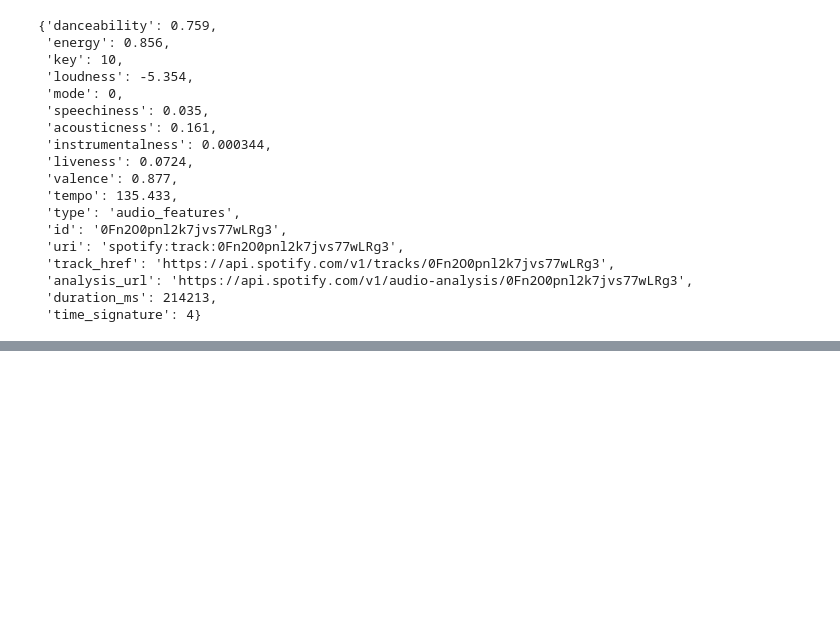
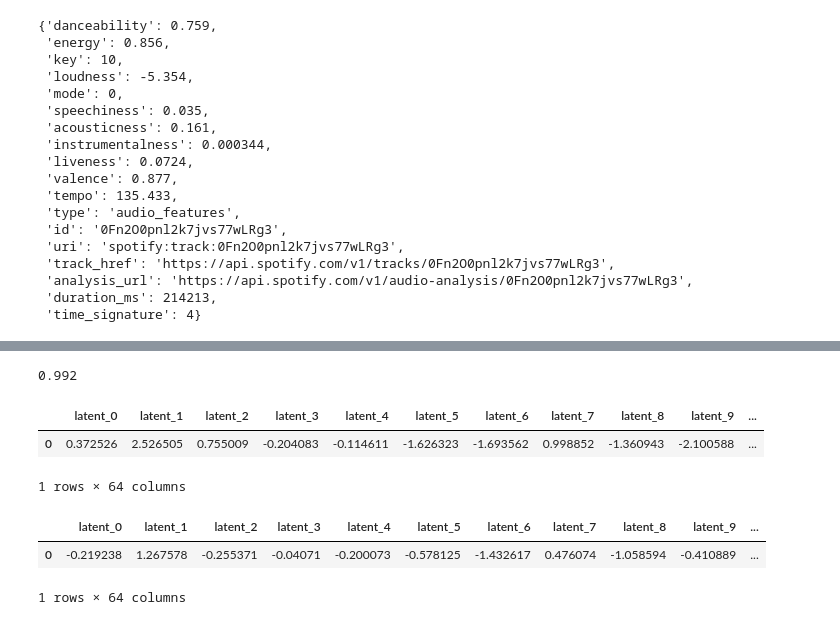
Before and after one commit to rollingstorms/sonufy-dash-app, a Jupyter notebook: code testing.ipynb, the cells around one changed output, grey strips where cells are left out. Cells and saved outputs as stored; diff of their text form; code cells hidden in the pictures; blank space fills up the shorter version.

```diff
--- a/code testing.ipynb
+++ b/code testing.ipynb
@@ -436,0 +521,17 @@ audio_features[10]
+# %%
+round(.99198239238273, 4)
+# %% [output]
+0.992
+# %%
+this_track
+# %% [output]
+|  | latent_0 | latent_1 | latent_2 | latent_3 | latent_4 | latent_5 | latent_6 | latent_7 | latent_8 | latent_9 | ... |
+| 0 | 0.372526 | 2.526505 | 0.755009 | -0.204083 | -0.114611 | -1.626323 | -1.693562 | 0.998852 | -1.360943 | -2.100588 | ... |
+1 rows × 64 columns
+# %%
+one_track = latents.loc[0:0, sonufy.latent_cols]
+one_track
+# %% [output]
+|  | latent_0 | latent_1 | latent_2 | latent_3 | latent_4 | latent_5 | latent_6 | latent_7 | latent_8 | latent_9 | ... |
+| 0 | -0.219238 | 1.267578 | -0.255371 | -0.04071 | -0.200073 | -0.578125 | -1.432617 | 0.476074 | -1.058594 | -0.410889 | ... |
+1 rows × 64 columns
```
Also changed, not shown: parts of 6 cells of this notebook, 3 other files.
